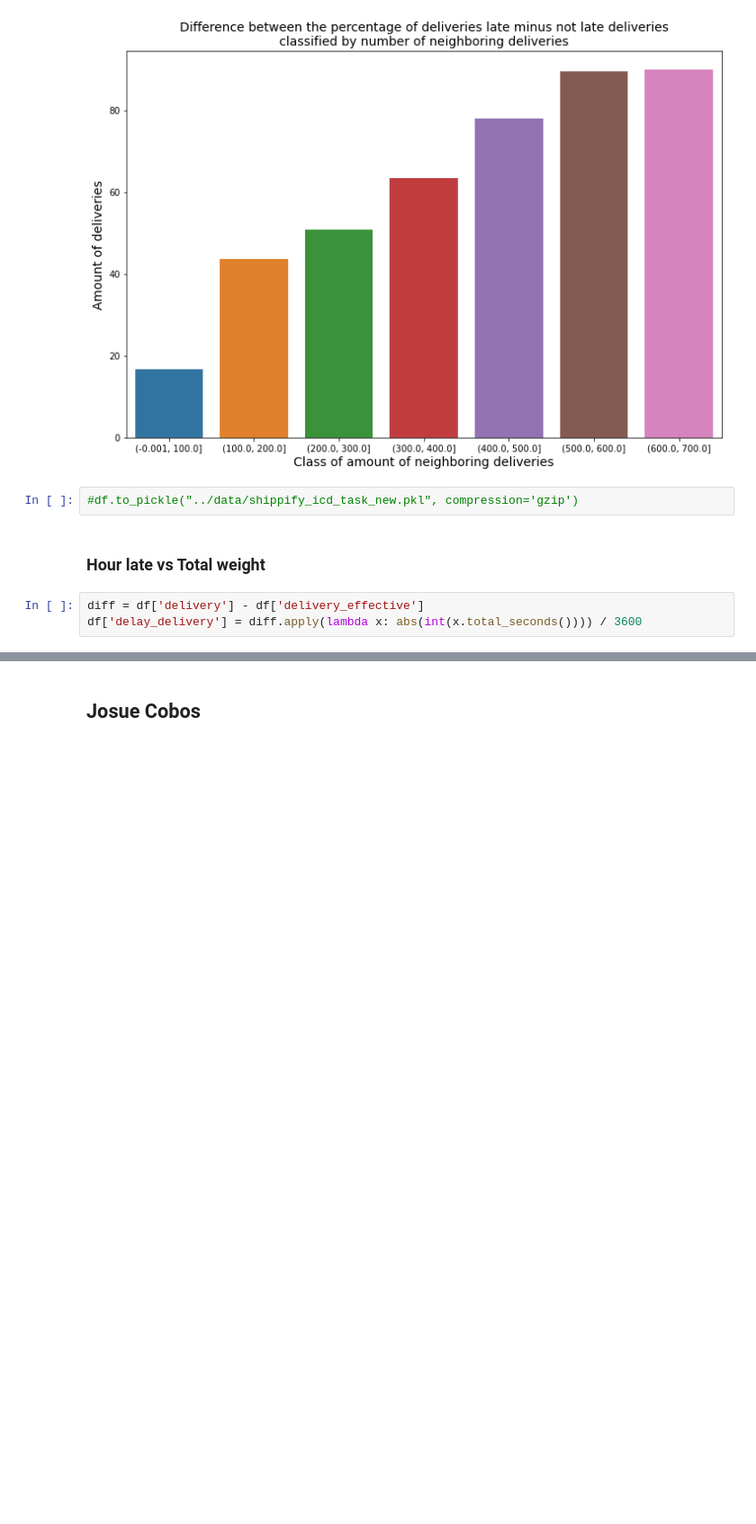
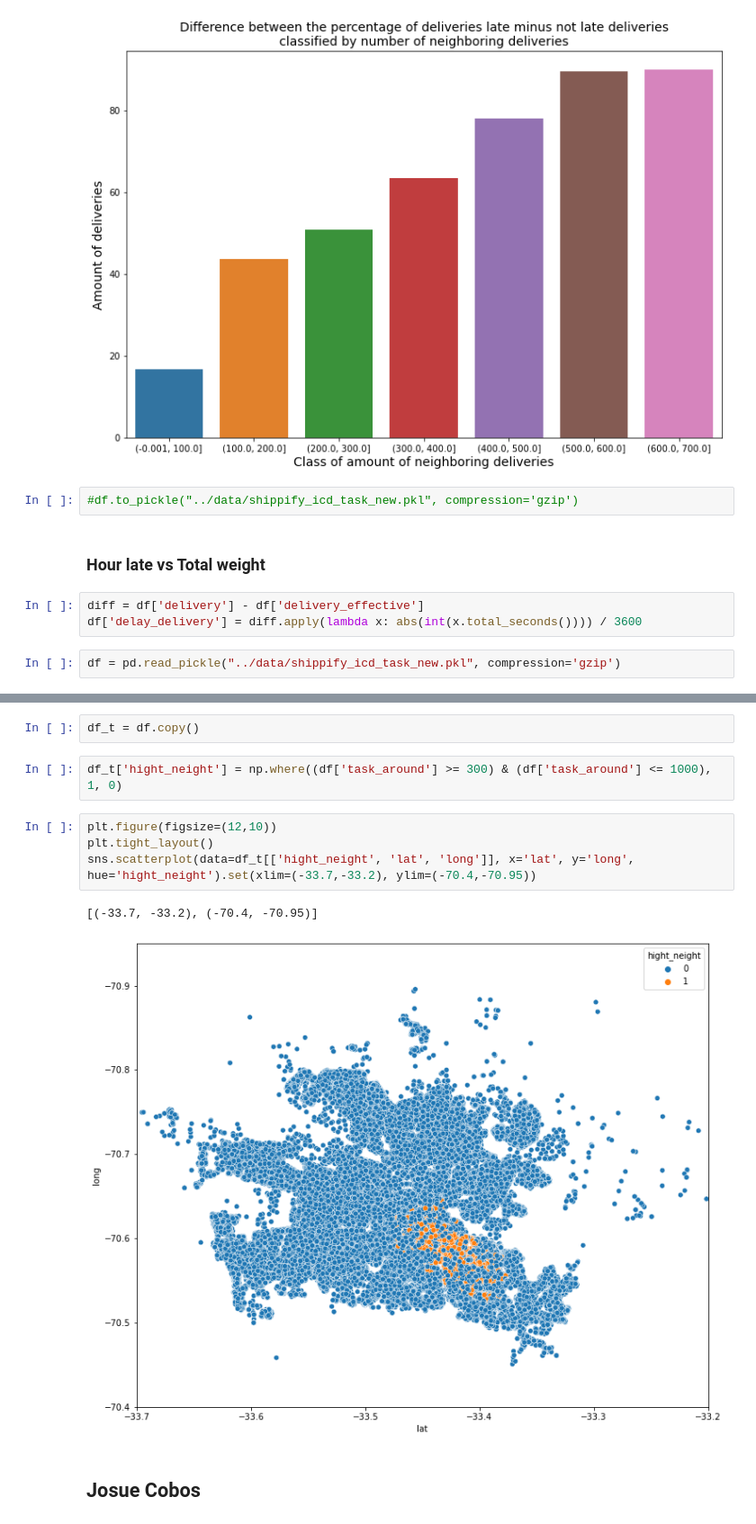
Before and after one commit to enmanuel-mag/ICD-Proyect, a Jupyter notebook: Proyect/notebooks/icd.ipynb, the cells around one changed output, grey strips where cells are left out. Shown at 90% size. Drawn from its saved outputs; the diff is of its cells as text; blank space fills up the shorter version.

```diff
--- a/Proyect/notebooks/icd.ipynb
+++ b/Proyect/notebooks/icd.ipynb
@@ -304,3 +306,5 @@ set_labels(
 # %%
 diff = df['delivery'] - df['delivery_effective']
 df['delay_delivery'] = diff.apply(lambda x: abs(int(x.total_seconds()))) / 3600
+# %%
+df = pd.read_pickle("../data/shippify_icd_task_new.pkl", compression='gzip')
@@ -307,2 +334,13 @@ df['delay_delivery'] = diff.apply(lambda x: abs(int(x.total_seconds()))) / 3600
+# %%
+df_t = df.copy()
+# %%
+df_t['hight_neight'] = np.where((df['task_around'] >= 300) & (df['task_around'] <= 1000), 1, 0)
+# %%
+plt.figure(figsize=(12,10))
+plt.tight_layout()
+sns.scatterplot(data=df_t[['hight_neight', 'lat', 'long']], x='lat', y='long', hue='hight_neight').set(xlim=(-33.7,-33.2), ylim=(-70.4,-70.95))
+# %% [output]
+[(-33.7, -33.2), (-70.4, -70.95)]
+[figure, added]
 # %% [markdown]
 ## Josue Cobos
```
Also changed, not shown: parts of 4 cells of this notebook, 1 other file.
